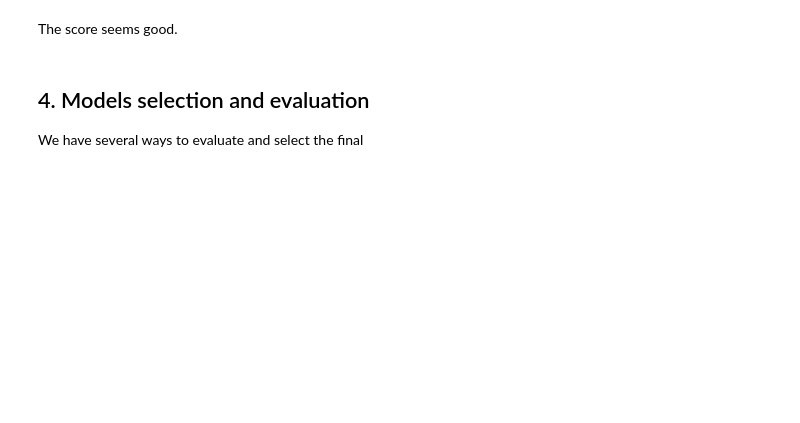
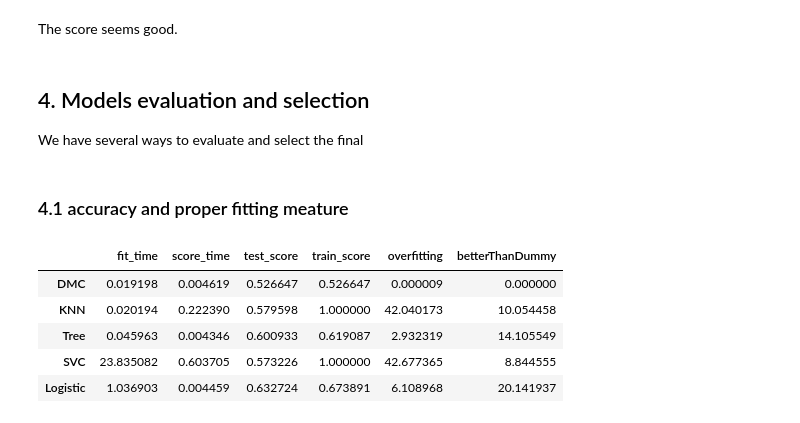
Before and after one commit to Aizenz/GroupProjectBAIT509, a Jupyter notebook: main_test.ipynb, the cells around one changed output. Saved outputs shown, nothing was run; the diff lists cells and outputs as text; code cells hidden in the pictures; blank space fills up the shorter version.

```diff
--- a/main_test.ipynb
+++ b/main_test.ipynb
@@ -668,6 +667,6 @@ dtype: float64
 # %% [markdown]
 The score seems good.
 # %% [markdown]
-## 4. Models selection and evaluation
+## 4. Models evaluation and selection
 
 We have several ways to evaluate and select the final
@@ -680,0 +673,28 @@ cm = confusion_matrix(y_valid, predictions)
+# %% [markdown]
+### 4.1 accuracy and proper fitting meature
+# %%
+
+list_cv = [dmc_cv, knn_cv, tree_cv, svc_cv, logi_cv]
+columns = ['fit_time', 'score_time', 'test_score', 'train_score']
+model_names = ['DMC', 'KNN', 'Tree', 'SVC', 'Logistic']  # Add model names for clarity
+
+# Create a DataFrame for each model's CV results and compute the mean of each metric
+# Now also including model names to keep track of each row
+compare_cv = pd.concat([pd.DataFrame(i, columns=columns).mean() for i in list_cv], axis=1)
+
+# Transpose the DataFrame to have models as rows and metrics as columns
+compare_cv = compare_cv.T
+
+# Assign model names to the index for clarity
+compare_cv.index = model_names
+
+compare_cv['overfitting'] = (compare_cv.train_score - compare_cv.test_score) / compare_cv.train_score * 100
+compare_cv['betterThanDummy'] = (compare_cv.test_score - compare_cv.test_score[0]) / compare_cv.test_score[0] * 100
+compare_cv
+# %% [output]
+|  | fit_time | score_time | test_score | train_score | overfitting | betterThanDummy |
+| DMC | 0.019198 | 0.004619 | 0.526647 | 0.526647 | 0.000009 | 0.000000 |
+| KNN | 0.020194 | 0.222390 | 0.579598 | 1.000000 | 42.040173 | 10.054458 |
+| Tree | 0.045963 | 0.004346 | 0.600933 | 0.619087 | 2.932319 | 14.105549 |
+| SVC | 23.835082 | 0.603705 | 0.573226 | 1.000000 | 42.677365 | 8.844555 |
+| Logistic | 1.036903 | 0.004459 | 0.632724 | 0.673891 | 6.108968 | 20.141937 |
```
Also changed, not shown: parts of 26 cells of this notebook.
